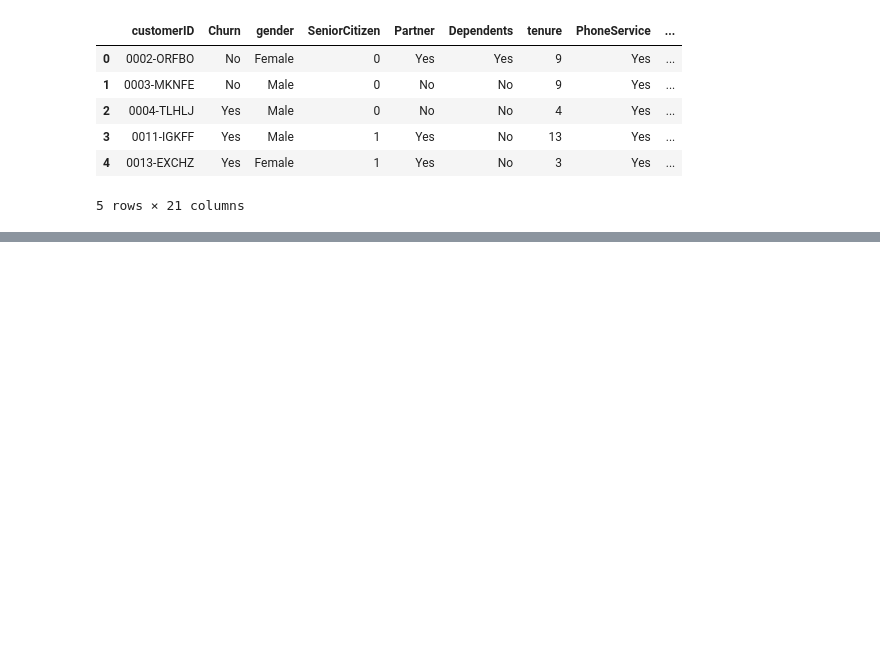
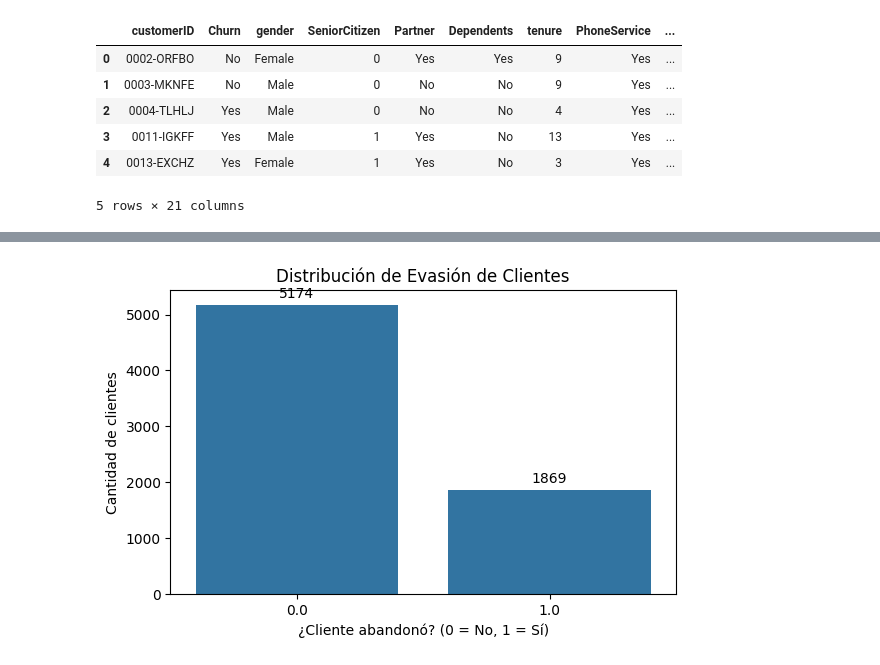
Before and after one commit to Katerincasas/alura_challenge_telecomx, a Jupyter notebook: TelecomX_LATAM.ipynb, the cells around one changed output, grey strips where cells are left out. Cells and saved outputs as stored; diff of their text form; code cells hidden in the pictures; blank space fills up the shorter version.

```diff
--- a/TelecomX_LATAM.ipynb
+++ b/TelecomX_LATAM.ipynb
@@ -174,0 +160,8 @@ df_clean.head()
+# %%
+# Mapear valores 'yes' y 'no' a 1 y 0
+bin_cols = ['Churn', 'Partner', 'Dependents', 'PhoneService', 'MultipleLines', 'OnlineSecurity',
+            'OnlineBackup', 'DeviceProtection', 'TechSupport', 'StreamingTV',
+            'StreamingMovies', 'PaperlessBilling']
+
+for col in bin_cols:
+    df_clean[col] = df_clean[col].map({'Yes': 1, 'No': 0})
@@ -174,0 +192,6 @@ df_clean.head()
+# %%
+# Adulto mayor como binario
+df_clean['adulto_mayor'] = df_clean['adulto_mayor'].astype(int)
+
+# Revisar estructura final
+df_clean.info()
@@ -174,0 +231,8 @@ df_clean.head()
+# %%
+# Agrupamos por 'abandono' y describimos
+# Verifica nombres reales primero
+print(df_clean.columns)
+
+# Calcular costo total si no existe
+if 'costo_total' not in df_clean.columns:
+    df_clean['costo_total'] = df_clean['cargo_mensual'] * df_clean['meses_como_cliente']
@@ -174,0 +258,19 @@ df_clean.head()
+# %%
+import seaborn as sns
+import matplotlib.pyplot as plt
+
+# Crear gráfico y guardarlo como 'ax'
+plt.figure(figsize=(6,4))
+ax = sns.countplot(data=df_clean, x='abandono')
+plt.title('Distribución de Evasión de Clientes')
+plt.xlabel('¿Cliente abandonó? (0 = No, 1 = Sí)')
+plt.ylabel('Cantidad de clientes')
+
+# Agregar etiquetas numéricas encima de las barras
+for container in ax.containers:
+    ax.bar_label(container, fmt='%d', padding=3)
+
+plt.tight_layout()
+plt.show()
+# %% [output]
+[figure, added]
```
Also changed, not shown: parts of 21 cells of this notebook.
